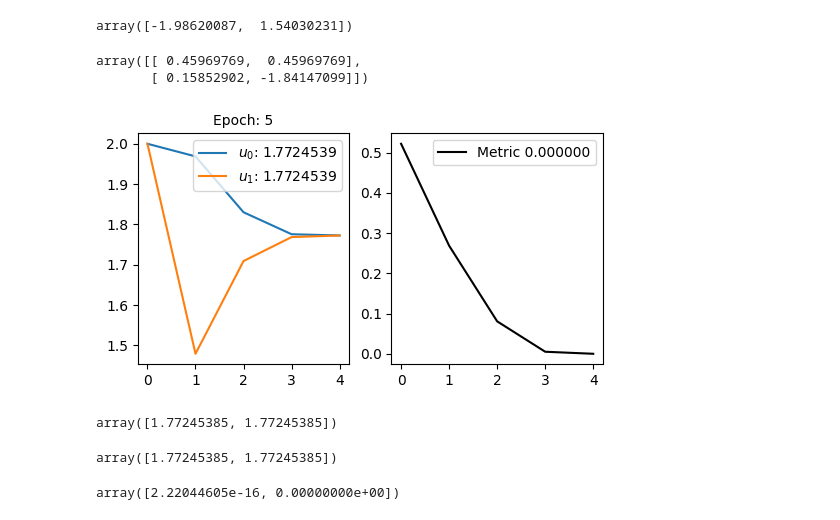
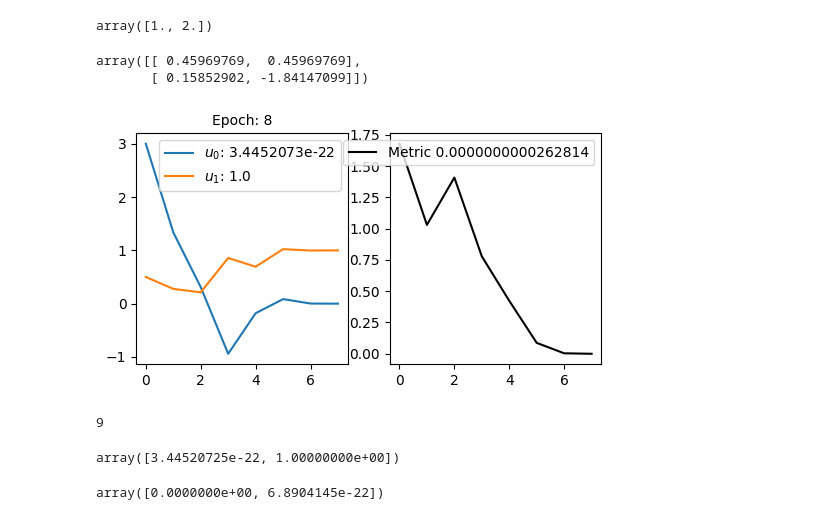
Before and after one commit to asegura4488/MetodosComputacionalesI2025, a Jupyter notebook: Semana10/NewtonRaphson.ipynb, the cells around one changed output. Drawn from its saved outputs; the diff is of its cells as text; code cells hidden in the pictures.

Commit message:
OK, Newton

```diff
--- a/Semana10/NewtonRaphson.ipynb
+++ b/Semana10/NewtonRaphson.ipynb
@@ -18,6 +18,8 @@ def Plotter(e):
 # %%
 G = np.array([lambda x,y: np.log(x**2+y**2) - np.sin(x*y) - np.log(2) - np.log(np.pi),
               lambda x,y: np.exp(x-y)+np.cos(x*y)])
+# %%
+G1 = np.array([lambda x,y: x**2 - y**2 + 1, lambda x,y: 2*x*y])
 # %%
 def GetF(G,r):
 
@@ -29,9 +31,9 @@ def GetF(G,r):
 
   return v
 # %%
-GetF(G,np.array([1.,1.]))
+GetF(G1,np.array([1.,1.]))
 # %% [output]
-array([-1.98620087,  1.54030231])
+array([1., 2.])
 # %%
 def GetJacobian(f,r,h=1e-4):
 
@@ -58,7 +60,7 @@ J
 array([[ 0.45969769,  0.45969769],
        [ 0.15852902, -1.84147099]])
 # %%
-def Minimizer(G,r,epochs=int(1e5),error=1e-7):
+def Minimizer(G,r,epochs=int(1e5),error=1e-10):
 
   metric = 1
   it = 0
@@ -69,7 +71,7 @@ def Minimizer(G,r,epochs=int(1e5),error=1e-7):
   while metric > error and it < epochs:
 
 
-    rc = r
+    rc = r # Valor actual
 
 
     J = GetJacobian(G,r)
@@ -78,6 +80,10 @@ def Minimizer(G,r,epochs=int(1e5),error=1e-7):
 
     # Algoritmo de Newton Raphson General
     r = rc - np.dot(Inv,Vector)
+
+    # Gauss - Newton
+    #delta = np.linalg.solve(J.T @ J, -J.T @ Vector)
+    #r = rc + delta
 
     history = np.vstack((history,r))
     metric = np.linalg.norm(rc-r)
@@ -88,7 +94,7 @@ def Minimizer(G,r,epochs=int(1e5),error=1e-7):
       _,ax,ax1 = Plotter(it)
       ax.plot(history[:it])
       ax.legend(['$u_{}$: {:.8}'.format(i, r[i]) for i in range(len(r))])
-      ax1.plot(M[:it],color='k',label='Metric {:.6f}'.format(M[-1]))
+      ax1.plot(M[:it],color='k',label='Metric {:.16f}'.format(M[-1]))
       ax1.legend()
 
       plt.show()
@@ -97,20 +103,18 @@ def Minimizer(G,r,epochs=int(1e5),error=1e-7):
 
     it += 1
 
+  print(it)
   return r
 # %%
-xsol = Minimizer(G,np.array([2.,2.]))
+xsol = Minimizer(G1,np.array([3.,0.5]))
 # %% [output]
-[figure, old version]
+[figure, new version]
+9
 # %%
 xsol
 # %% [output]
-array([1.77245385, 1.77245385])
+array([3.44520725e-22, 1.00000000e+00])
-# %%
-xsol
-# %% [output]
-array([1.77245385, 1.77245385])
 # %%
-GetF(G,xsol)
+GetF(G1,xsol)
 # %% [output]
-array([2.22044605e-16, 0.00000000e+00])
+array([0.0000000e+00, 6.8904145e-22])
```
